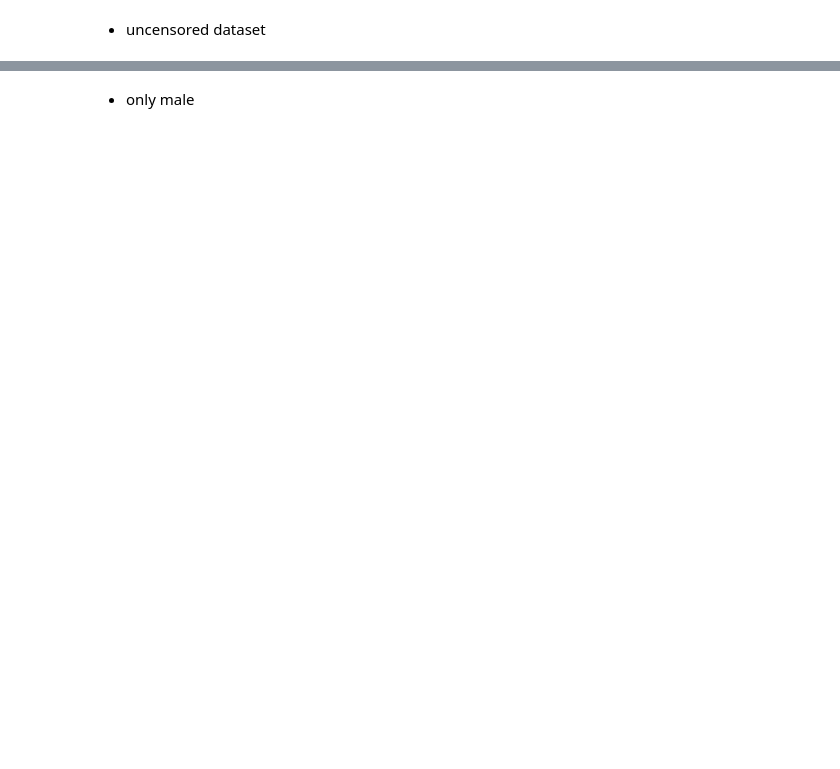
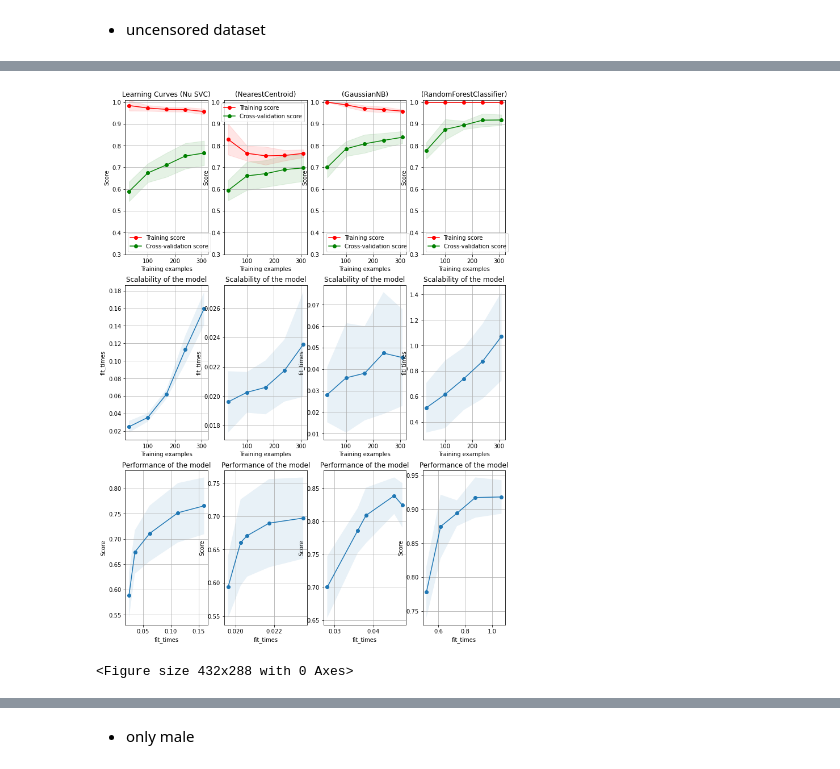
Before and after one commit to GerardDD/PR_Final_PeriapicalRadiography_Classification, a Jupyter notebook: Modelo/CrossValidation_learningCurves.ipynb, the cells around one changed output, grey strips where cells are left out. Cells and saved outputs as stored; diff of their text form; code cells hidden in the pictures; blank space fills up the shorter version.

```diff
--- a/Modelo/CrossValidation_learningCurves.ipynb
+++ b/Modelo/CrossValidation_learningCurves.ipynb
@@ -397,3 +405,57 @@ plt.show()
+# %%
+df = pd.read_csv('df_rotated_unCens_vgg19.csv')
+df.drop('Unnamed: 0',axis=1,inplace=True)
+df.rename(columns={'1000':'age', '1001':'sex'},inplace=True)
+encoder = ce.BinaryEncoder()
+df['sex_0'] = encoder.fit_transform(df['sex'])['sex_0']
+df['sex_1'] = encoder.fit_transform(df['sex'])['sex_1']
+X = df.drop(['Target','age','sex_0','sex_1','sex'],axis=1)
+y = df.Target
+model = NuSVC()
+# %%
+fig, axes = plt.subplots(3, 4, figsize=(12, 17))
+
+
+
+title = "Learning Curves (Nu SVC)"
+# Cross validation with 50 iterations to get smoother mean test and train
+# score curves, each time with 20% data randomly selected as a validation set.
+cv = StratifiedShuffleSplit(n_splits=15, test_size=0.2, random_state=0)
+
+estimator = NuSVC()
+plot_learning_curve(
+    estimator, title, X, y, axes=axes[:, 0], ylim=(0.3, 1.01), cv=cv, n_jobs=4
+)
+
+title = r"(NearestCentroid)"
+# SVC is more expensive so we do a lower number of CV iterations:
+cv = StratifiedShuffleSplit(n_splits=15, test_size=0.2, random_state=0)
+estimator = NearestCentroid()
+plot_learning_curve(
+    estimator, title, X, y, axes=axes[:, 1], ylim=(0.3, 1.01), cv=cv, n_jobs=4
+)
+
+title = r"(GaussianNB)"
+# SVC is more expensive so we do a lower number of CV iterations:
+cv = StratifiedShuffleSplit(n_splits=15, test_size=0.2, random_state=0)
+estimator = GaussianNB()
+plot_learning_curve(
+    estimator, title, X, y, axes=axes[:, 2], ylim=(0.3, 1.01), cv=cv, n_jobs=4
+)
+
+title = r"(RandomForestClassifier)"
+# SVC is more expensive so we do a lower number of CV iterations:
+cv = StratifiedShuffleSplit(n_splits=15, test_size=0.2, random_state=0)
+estimator = RandomForestClassifier()
+plot_learning_curve(
+    estimator, title, X, y, axes=axes[:, 3], ylim=(0.3, 1.01), cv=cv, n_jobs=4
+)
+
+plt.show()
+plt.savefig('uncensVGG19_images_Lcurves.png')
+# %% [output]
+[figure, added]
+<Figure size 432x288 with 0 Axes>
 # %%
 from sklearn.model_selection import GridSearchCV
 import warnings
```
Also changed, not shown: parts of 9 cells of this notebook, 4 other files.
